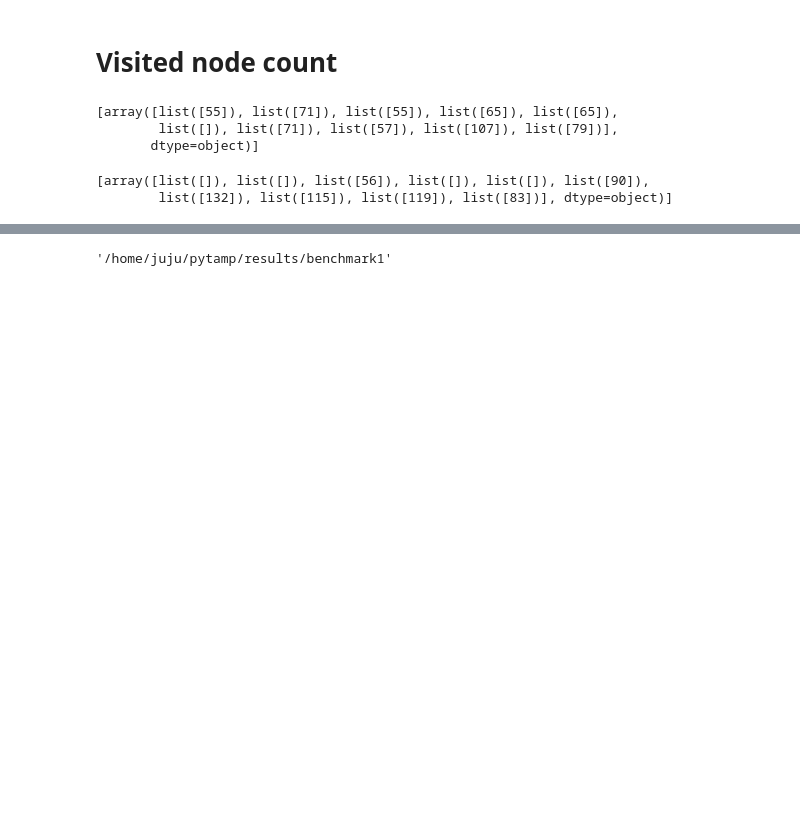
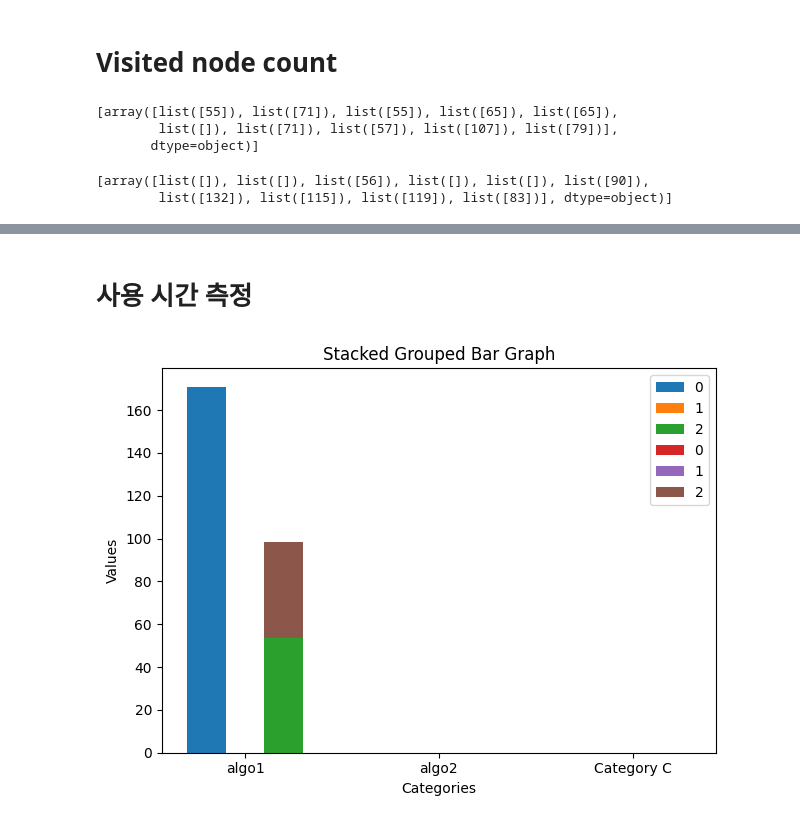
Before and after one commit to juju0111/pytamp, a Jupyter notebook: results/benchmark0/benchmark1_rearr_result_level_2.ipynb, the cells around one changed output, grey strips where cells are left out. Saved outputs shown, nothing was run; the diff lists cells and outputs as text; code cells hidden in the pictures; blank space fills up the shorter version.

```diff
--- a/results/benchmark0/benchmark1_rearr_result_level_2.ipynb
+++ b/results/benchmark0/benchmark1_rearr_result_level_2.ipynb
@@ -231,3 +252,18 @@ array([ 0.      , 17.602533, 17.602533, 17.602533, 17.602533, 17.602533,
+# %%
+def get_time_used_mean(used_time_data):
+    level_1_time = 0
+    level_1_5_time = 0
+    level_2_time = 0
+    count = 0
+    for data in used_time_data:
+        for i in data:
+            if i:
+                count += 1
+                level_1_time += i[0]
+                level_1_5_time += i[1]
+                level_2_time += i[2]
+
+    return level_1_time/count, level_1_5_time/count, level_2_time/count
 # %%
 bai_perturb_result_all_values_flag_2['used_time']
 # %% [output]
@@ -257,0 +294,4 @@ used_time_flag_0 = bai_perturb_result_all_values_flag_0['used_time']
+# %%
+pbai_used_time_flag_2 = get_time_used_mean(bai_perturb_result_all_values_flag_2['used_time'])
+pbai_used_time_flag_1 = get_time_used_mean(bai_perturb_result_all_values_flag_1['used_time'])
+pbai_used_time_flag_0 = get_time_used_mean(bai_perturb_result_all_values_flag_0['used_time'])
@@ -310,4 +338,53 @@ place_all_object_poses = bai_perturb_result_all_values['place_all_object_poses']
-# %%
-pwd
-# %% [output]
-'/home/juju/pytamp/results/benchmark1'
+# %% [markdown]
+# 사용 시간 측정
+# %%
+import matplotlib.pyplot as plt
+import numpy as np
+
+# 데이터 준비
+categories = ['algo1', 'algo2', 'Category C']
+group_labels = ['0', '1' ,'2']  # 그룹 레이블
+
+group_values_level_1 = [
+    [pbai_used_time_flag_0[0], 0, 0 ],  # flag 0에 대한 알고리즘 별 level 1값
+    [0, 0, 0],  # flag 1에 대한 알고리즘 별 level 1값
+    [pbai_used_time_flag_2[0], 0, 0]   # flag 2에 대한 알고리즘 별 level 1값
+]
+group_values_level_1_5 = [
+    [pbai_used_time_flag_0[1], 0, 0],  # flag 0에 대한 알고리즘 별 level 1값
+    [0, 0, 0],  # flag 1에 대한 알고리즘 별 level 1값
+    [pbai_used_time_flag_2[1], 0, 0]   # flag 2에 대한 알고리즘 별 level 1값
+]
+
+# 스택 쌓은 막대 그래프 그리기
+bar_width = 0.2  # 막대 너비 설정
+num_categories = len(categories)
+x = np.arange(num_categories)  # x 축 위치 설정
+
+fig, ax = plt.subplots()
+
+bottom = np.zeros(num_categories)  # 막대 바닥 위치 초기화
+
+for i, group_data in enumerate(group_values_level_1):
+    ax.bar(x + i * bar_width, group_data, bar_width, label=group_labels[i])
+    # bottom += group_data  # 다음 그룹의 막대 위치를 위해 현재 그룹 데이터를 더해줌
+
+    # ax.bar(x + i * bar_width, group_values_level_1_5[i], bar_width, label=group_labels[i], bottom=bottom)
+
+bottom += group_data  # 다음 그룹의 막대 위치를 위해 현재 그룹 데이터를 더해줌
+
+for i, group_data in enumerate(group_values_level_1_5):
+    ax.bar(x + i * bar_width, group_data, bar_width, label=group_labels[i], bottom=bottom)
+
+
+ax.set_xticks(x + bar_width * (len(group_values_level_1) - 1) / 2)
+ax.set_xticklabels(categories)
+ax.set_xlabel('Categories')
+ax.set_ylabel('Values')
+ax.set_title('Stacked Grouped Bar Graph')
+ax.legend()
+
+plt.tight_layout()
+plt.show()
+# %% [output]
+[figure, added]
```
Also changed, not shown: parts of 9 cells of this notebook, 1 other file.
